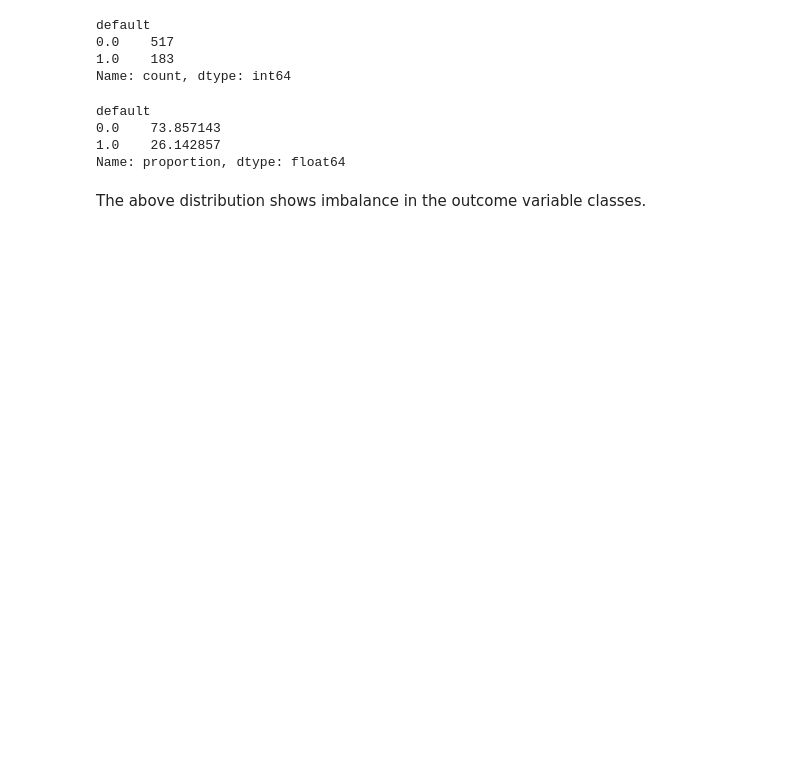
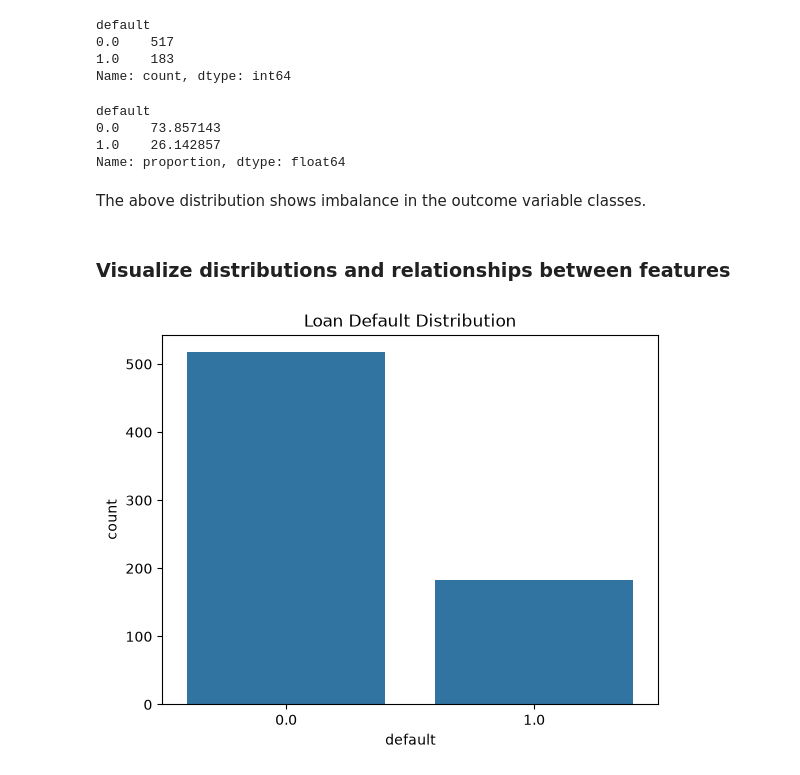
Before and after one commit to Yvesangwa/AI_labs, a Jupyter notebook: Lesson_15_AI_Applications/Loan_Default_Prediction.ipynb, the cells around one changed output. Cells and saved outputs as stored; diff of their text form; code cells hidden in the pictures; blank space fills up the shorter version.

```diff
--- a/Lesson_15_AI_Applications/Loan_Default_Prediction.ipynb
+++ b/Lesson_15_AI_Applications/Loan_Default_Prediction.ipynb
@@ -116,3 +114,13 @@ default
 Name: proportion, dtype: float64
 # %% [markdown]
 The above distribution shows imbalance in the outcome variable classes.
+# %% [markdown]
+### **Visualize distributions and relationships between features**
+# %%
+# Display the Default distribution
+
+sns.countplot(data=loan_data, x="default")
+plt.title("Loan Default Distribution")
+plt.show()
+# %% [output]
+[figure, added]
```
Also changed, not shown: parts of 14 cells of this notebook.
